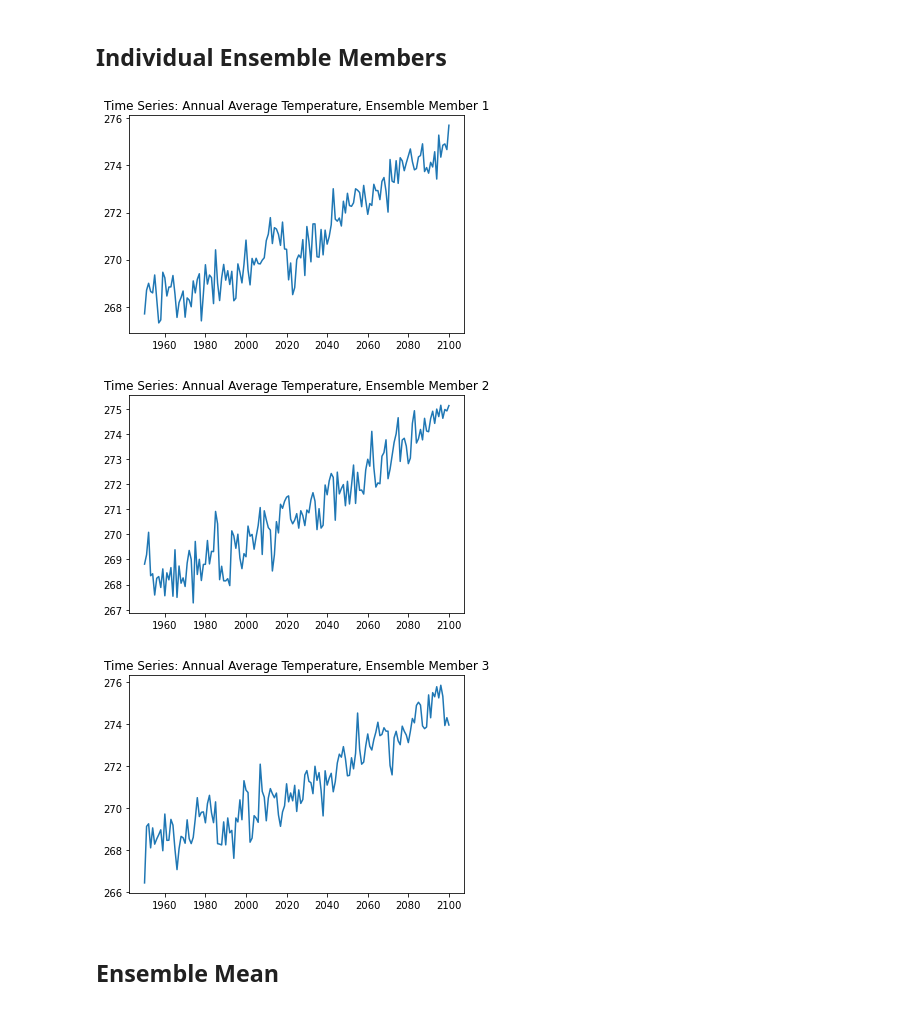
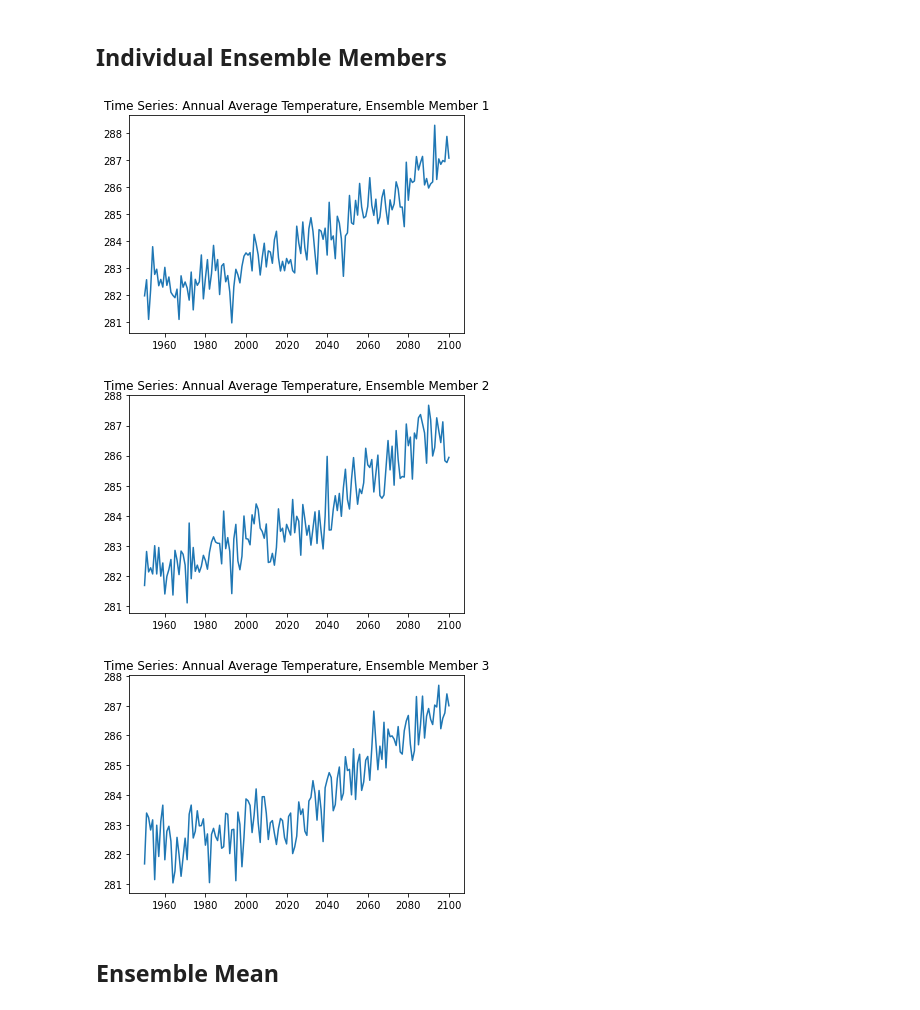
Before and after one commit to KYan19/pei, a Jupyter notebook: notebooks/1.2_TimeSeries.ipynb, the cells around one changed output. Cells and saved outputs as stored; diff of their text form; code cells hidden in the pictures.

```diff
--- a/notebooks/1.2_TimeSeries.ipynb
+++ b/notebooks/1.2_TimeSeries.ipynb
@@ -12,30 +9,30 @@ import numpy as np
 # %%
 # Specify root directory, experiment, filename format
 rootdir = '/local/ss23/GFDL_LEs/ATM/'
 experiment = 'RCP85'
 filename = '/t_ref.rcp85.ens*.1950_2100.nc'
 paths = rootdir+experiment+filename
 
 # Load data from matching files
 data = xr.open_mfdataset(paths,combine='nested',concat_dim='ensemble')
 
 for i in range (0,3):
     ds = data.isel(ensemble=i)
 
     # Approximate coordinates of Washington DC
-    ds = ds.sel(lon=283.75).isel(lat=74)
+    ds = ds.sel(lon=283, lat=38.9, method='nearest')
 
     # Create figure and axes
     fig, ax = plt.subplots()
 
     # Plot annual average
     ds_mean = ds.groupby('time.year').mean()
     ax.plot(np.unique(ds['time.year']),ds_mean['t_ref'])
     ax.set_title('Time Series: Annual Average Temperature, Ensemble Member ' + str(i+1))
 # %% [output]
-[figure, old version]
+[figure, new version]
-[figure, old version]
+[figure, new version]
-[figure, old version]
+[figure, new version]
 # %% [markdown]
 ## Ensemble Mean
 # %%
```
Also changed, not shown: parts of 2 cells of this notebook, 1 other file.
